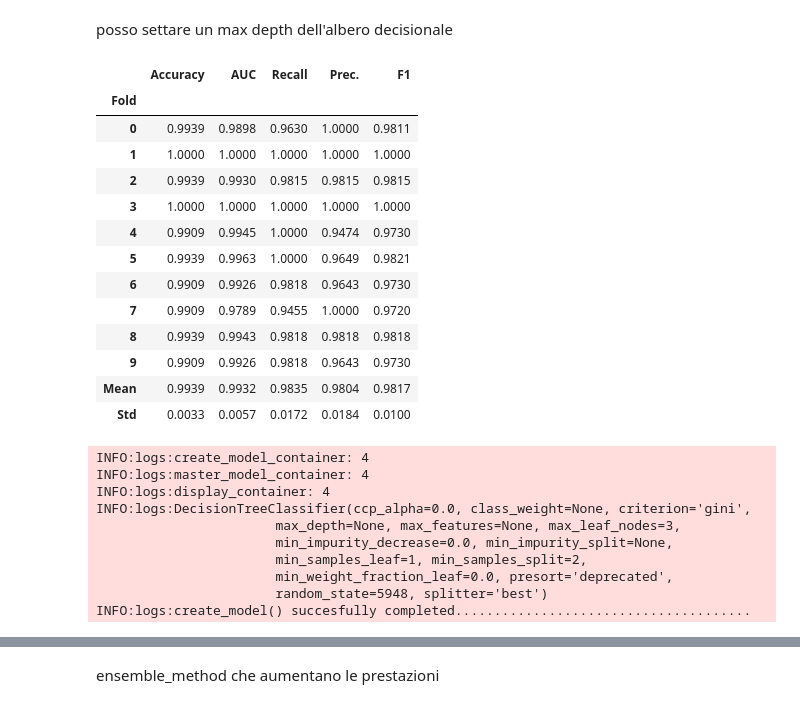
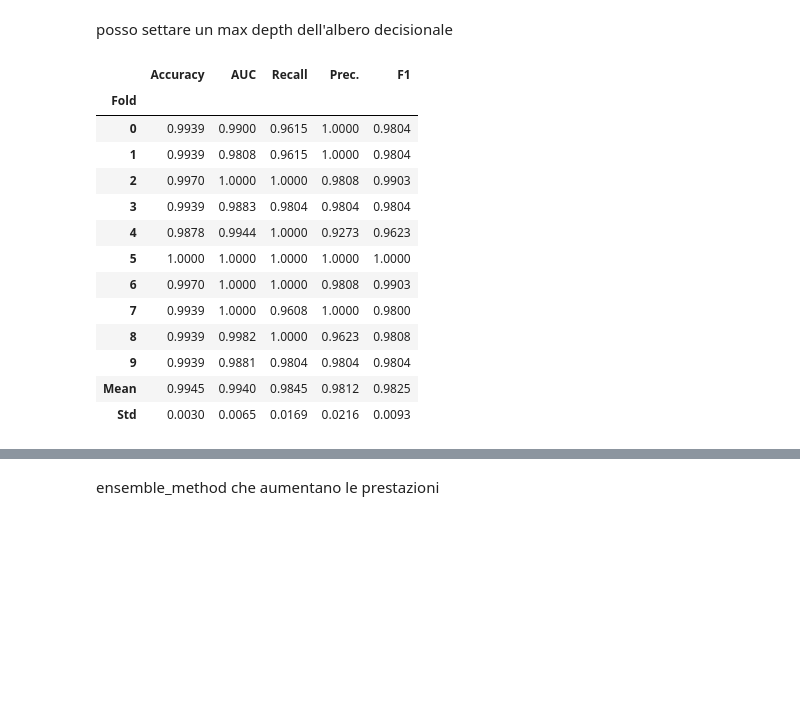
Before and after one commit to Ludovico96/Machine_Learning_Asteroids, a Jupyter notebook: Asteroids_classification.ipynb, the cells around one changed output, grey strips where cells are left out. Drawn from its saved outputs; the diff is of its cells as text; code cells hidden in the pictures; blank space fills up the shorter version.

```diff
--- a/Asteroids_classification.ipynb
+++ b/Asteroids_classification.ipynb
@@ -350,32 +297,22 @@ interactive(children=(ToggleButtons(description='Plot Type:', icons=('',), optio
 # %% [markdown]
 posso settare un max depth dell'albero decisionale
 # %%
-dt1=create_model('dt',max_leaf_nodes=3)
+dt1=create_model('dt',max_depth=5)
 # %% [output]
 |  | Accuracy | AUC | Recall | Prec. | F1 |
 | Fold |  |  |  |  |  |
-| 0 | 0.9939 | 0.9898 | 0.9630 | 1.0000 | 0.9811 |
-| 1 | 1.0000 | 1.0000 | 1.0000 | 1.0000 | 1.0000 |
-| 2 | 0.9939 | 0.9930 | 0.9815 | 0.9815 | 0.9815 |
-| 3 | 1.0000 | 1.0000 | 1.0000 | 1.0000 | 1.0000 |
-| 4 | 0.9909 | 0.9945 | 1.0000 | 0.9474 | 0.9730 |
-| 5 | 0.9939 | 0.9963 | 1.0000 | 0.9649 | 0.9821 |
-| 6 | 0.9909 | 0.9926 | 0.9818 | 0.9643 | 0.9730 |
-| 7 | 0.9909 | 0.9789 | 0.9455 | 1.0000 | 0.9720 |
-| 8 | 0.9939 | 0.9943 | 0.9818 | 0.9818 | 0.9818 |
-| 9 | 0.9909 | 0.9926 | 0.9818 | 0.9643 | 0.9730 |
-| Mean | 0.9939 | 0.9932 | 0.9835 | 0.9804 | 0.9817 |
-| Std | 0.0033 | 0.0057 | 0.0172 | 0.0184 | 0.0100 |
+| 0 | 0.9939 | 0.9900 | 0.9615 | 1.0000 | 0.9804 |
+| 1 | 0.9939 | 0.9808 | 0.9615 | 1.0000 | 0.9804 |
+| 2 | 0.9970 | 1.0000 | 1.0000 | 0.9808 | 0.9903 |
+| 3 | 0.9939 | 0.9883 | 0.9804 | 0.9804 | 0.9804 |
+| 4 | 0.9878 | 0.9944 | 1.0000 | 0.9273 | 0.9623 |
+| 5 | 1.0000 | 1.0000 | 1.0000 | 1.0000 | 1.0000 |
+| 6 | 0.9970 | 1.0000 | 1.0000 | 0.9808 | 0.9903 |
+| 7 | 0.9939 | 1.0000 | 0.9608 | 1.0000 | 0.9800 |
+| 8 | 0.9939 | 0.9982 | 1.0000 | 0.9623 | 0.9808 |
+| 9 | 0.9939 | 0.9881 | 0.9804 | 0.9804 | 0.9804 |
+| Mean | 0.9945 | 0.9940 | 0.9845 | 0.9812 | 0.9825 |
+| Std | 0.0030 | 0.0065 | 0.0169 | 0.0216 | 0.0093 |
-INFO:logs:create_model_container: 4
-INFO:logs:master_model_container: 4
-INFO:logs:display_container: 4
-INFO:logs:DecisionTreeClassifier(ccp_alpha=0.0, class_weight=None, criterion='gini',
-                       max_depth=None, max_features=None, max_leaf_nodes=3,
-                       min_impurity_decrease=0.0, min_impurity_split=None,
-                       min_samples_leaf=1, min_samples_split=2,
-                       min_weight_fraction_leaf=0.0, presort='deprecated',
-                       random_state=5948, splitter='best')
-INFO:logs:create_model() succesfully completed......................................
 # %%
 plot_model(dt1,plot="tree")
 # %% [output]
```
Also changed, not shown: parts of 47 cells of this notebook.
